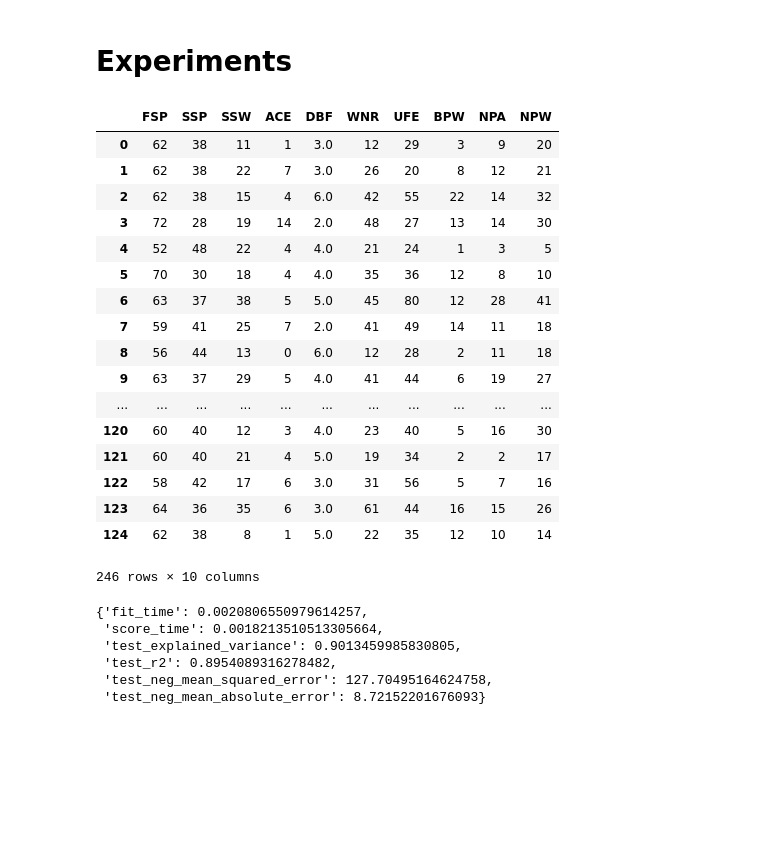
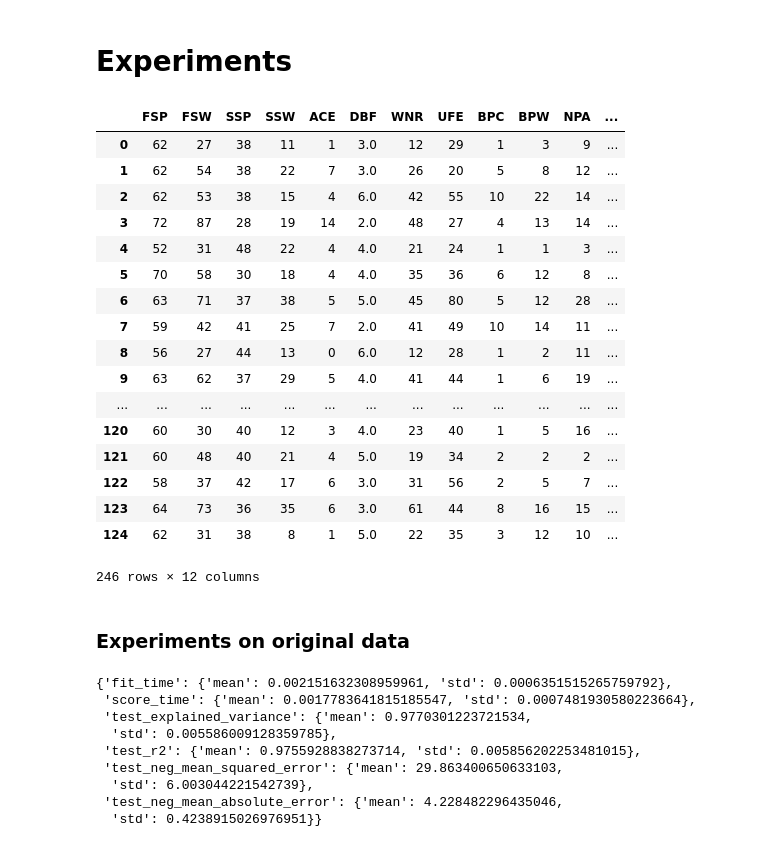
Before and after one commit to mohsan93/MLSS19, a Jupyter notebook: tennis.ipynb, the cells around one changed output. Drawn from its saved outputs; the diff is of its cells as text; code cells hidden in the pictures; blank space fills up the shorter version.

```diff
--- a/tennis.ipynb
+++ b/tennis.ipynb
@@ -61,10 +58,10 @@ memory usage: 44.4 KB
 #### Final Points won by player 1 or player 2
 Ydata1 = tennis["TPW.1"]
 Ydata2 = tennis["TPW.2"]
-names = ["FSP", "SSP", "SSW", "ACE", "DBF", "WNR", "UFE", "BPW", "NPA", "NPW"]
-Xdata1 = tennis[["FSP.1", "SSP.1", "SSW.1", "ACE.1", "DBF.1", "WNR.1", "UFE.1", "BPW.1", "NPA.1", "NPW.1"]]
+names = ["FSP", "FSW", "SSP", "SSW", "ACE", "DBF", "WNR", "UFE", "BPC", "BPW", "NPA", "NPW"]
+Xdata1 = tennis[["FSP.1", "FSW.1", "SSP.1", "SSW.1", "ACE.1", "DBF.1", "WNR.1", "UFE.1", "BPC.1", "BPW.1", "NPA.1", "NPW.1"]]
 Xdata1.columns = names
-Xdata2 = tennis[["FSP.2", "SSP.2", "SSW.2", "ACE.2", "DBF.2", "WNR.2", "UFE.2", "BPW.2", "NPA.2", "NPW.2"]]
+Xdata2 = tennis[["FSP.2", "FSW.2", "SSP.2", "SSW.2", "ACE.2", "DBF.2", "WNR.2", "UFE.2", "BPC.2", "BPW.2", "NPA.2", "NPW.2"]]
 Xdata2.columns = names
 Ydata = pd.concat([Ydata1, Ydata2], axis = 0)
 Xdata = pd.concat([Xdata1, Xdata2], axis = 0)
@@ -129,35 +190,43 @@ def linear_experiment(classifier, Xdata, Ydata, scoring = ["explained_variance",
 # %%
+### drop NAs
 tmp = pd.concat([Xdata, Ydata], axis = 1)
 tmp = tmp.dropna()
-Xdata_nona = tmp.iloc[:,[0,1,2,3,4,5,6,7,8,9]]
-Ydata_nona = tmp.iloc[:,10]
+Xdata_nona = tmp.iloc[:,[0,1,2,3,4,5,6,7,8,9,10,11]]
+Ydata_nona = tmp.iloc[:,12]
 Xdata_nona
+### scale to zero mean and unit variance
+Xdata_scale = scale(Xdata_nona)
 # %% [output]
-|  | FSP | SSP | SSW | ACE | DBF | WNR | UFE | BPW | NPA | NPW |
-| 0 | 62 | 38 | 11 | 1 | 3.0 | 12 | 29 | 3 | 9 | 20 |
-| 1 | 62 | 38 | 22 | 7 | 3.0 | 26 | 20 | 8 | 12 | 21 |
-| 2 | 62 | 38 | 15 | 4 | 6.0 | 42 | 55 | 22 | 14 | 32 |
-| 3 | 72 | 28 | 19 | 14 | 2.0 | 48 | 27 | 13 | 14 | 30 |
-| 4 | 52 | 48 | 22 | 4 | 4.0 | 21 | 24 | 1 | 3 | 5 |
-| 5 | 70 | 30 | 18 | 4 | 4.0 | 35 | 36 | 12 | 8 | 10 |
-| 6 | 63 | 37 | 38 | 5 | 5.0 | 45 | 80 | 12 | 28 | 41 |
-| 7 | 59 | 41 | 25 | 7 | 2.0 | 41 | 49 | 14 | 11 | 18 |
-| 8 | 56 | 44 | 13 | 0 | 6.0 | 12 | 28 | 2 | 11 | 18 |
-| 9 | 63 | 37 | 29 | 5 | 4.0 | 41 | 44 | 6 | 19 | 27 |
-| ... | ... | ... | ... | ... | ... | ... | ... | ... | ... | ... |
-| 120 | 60 | 40 | 12 | 3 | 4.0 | 23 | 40 | 5 | 16 | 30 |
-| 121 | 60 | 40 | 21 | 4 | 5.0 | 19 | 34 | 2 | 2 | 17 |
-| 122 | 58 | 42 | 17 | 6 | 3.0 | 31 | 56 | 5 | 7 | 16 |
-| 123 | 64 | 36 | 35 | 6 | 3.0 | 61 | 44 | 16 | 15 | 26 |
-| 124 | 62 | 38 | 8 | 1 | 5.0 | 22 | 35 | 12 | 10 | 14 |
+|  | FSP | FSW | SSP | SSW | ACE | DBF | WNR | UFE | BPC | BPW | NPA | ... |
+| 0 | 62 | 27 | 38 | 11 | 1 | 3.0 | 12 | 29 | 1 | 3 | 9 | ... |
+| 1 | 62 | 54 | 38 | 22 | 7 | 3.0 | 26 | 20 | 5 | 8 | 12 | ... |
+| 2 | 62 | 53 | 38 | 15 | 4 | 6.0 | 42 | 55 | 10 | 22 | 14 | ... |
+| 3 | 72 | 87 | 28 | 19 | 14 | 2.0 | 48 | 27 | 4 | 13 | 14 | ... |
+| 4 | 52 | 31 | 48 | 22 | 4 | 4.0 | 21 | 24 | 1 | 1 | 3 | ... |
+| 5 | 70 | 58 | 30 | 18 | 4 | 4.0 | 35 | 36 | 6 | 12 | 8 | ... |
+| 6 | 63 | 71 | 37 | 38 | 5 | 5.0 | 45 | 80 | 5 | 12 | 28 | ... |
+| 7 | 59 | 42 | 41 | 25 | 7 | 2.0 | 41 | 49 | 10 | 14 | 11 | ... |
+| 8 | 56 | 27 | 44 | 13 | 0 | 6.0 | 12 | 28 | 1 | 2 | 11 | ... |
+| 9 | 63 | 62 | 37 | 29 | 5 | 4.0 | 41 | 44 | 1 | 6 | 19 | ... |
+| ... | ... | ... | ... | ... | ... | ... | ... | ... | ... | ... | ... | ... |
+| 120 | 60 | 30 | 40 | 12 | 3 | 4.0 | 23 | 40 | 1 | 5 | 16 | ... |
+| 121 | 60 | 48 | 40 | 21 | 4 | 5.0 | 19 | 34 | 2 | 2 | 2 | ... |
+| 122 | 58 | 37 | 42 | 17 | 6 | 3.0 | 31 | 56 | 2 | 5 | 7 | ... |
+| 123 | 64 | 73 | 36 | 35 | 6 | 3.0 | 61 | 44 | 8 | 16 | 15 | ... |
+| 124 | 62 | 31 | 38 | 8 | 1 | 5.0 | 22 | 35 | 3 | 12 | 10 | ... |
-246 rows × 10 columns
+246 rows × 12 columns
+# %% [markdown]
+### Experiments on original data
 # %%
-original_results = linear_experiment(LinearRegression(), Xdata_nona, Ydata_nona)
-original_results
+original_results_lin = linear_experiment(LinearRegression(), Xdata_nona, Ydata_nona)
+original_results_lin
 # %% [output]
-{'fit_time': 0.0020806550979614257,
- 'score_time': 0.0018213510513305664,
- 'test_explained_variance': 0.9013459985830805,
- 'test_r2': 0.8954089316278482,
- 'test_neg_mean_squared_error': 127.70495164624758,
- 'test_neg_mean_absolute_error': 8.72152201676093}
+{'fit_time': {'mean': 0.002151632308959961, 'std': 0.0006351515265759792},
+ 'score_time': {'mean': 0.0017783641815185547, 'std': 0.0007481930580223664},
+ 'test_explained_variance': {'mean': 0.9770301223721534,
+  'std': 0.005586009128359785},
+ 'test_r2': {'mean': 0.9755928838273714, 'std': 0.005856202253481015},
+ 'test_neg_mean_squared_error': {'mean': 29.863400650633103,
+  'std': 6.003044221542739},
+ 'test_neg_mean_absolute_error': {'mean': 4.228482296435046,
+  'std': 0.4238915026976951}}
```
Also changed, not shown: parts of 20 cells of this notebook.
